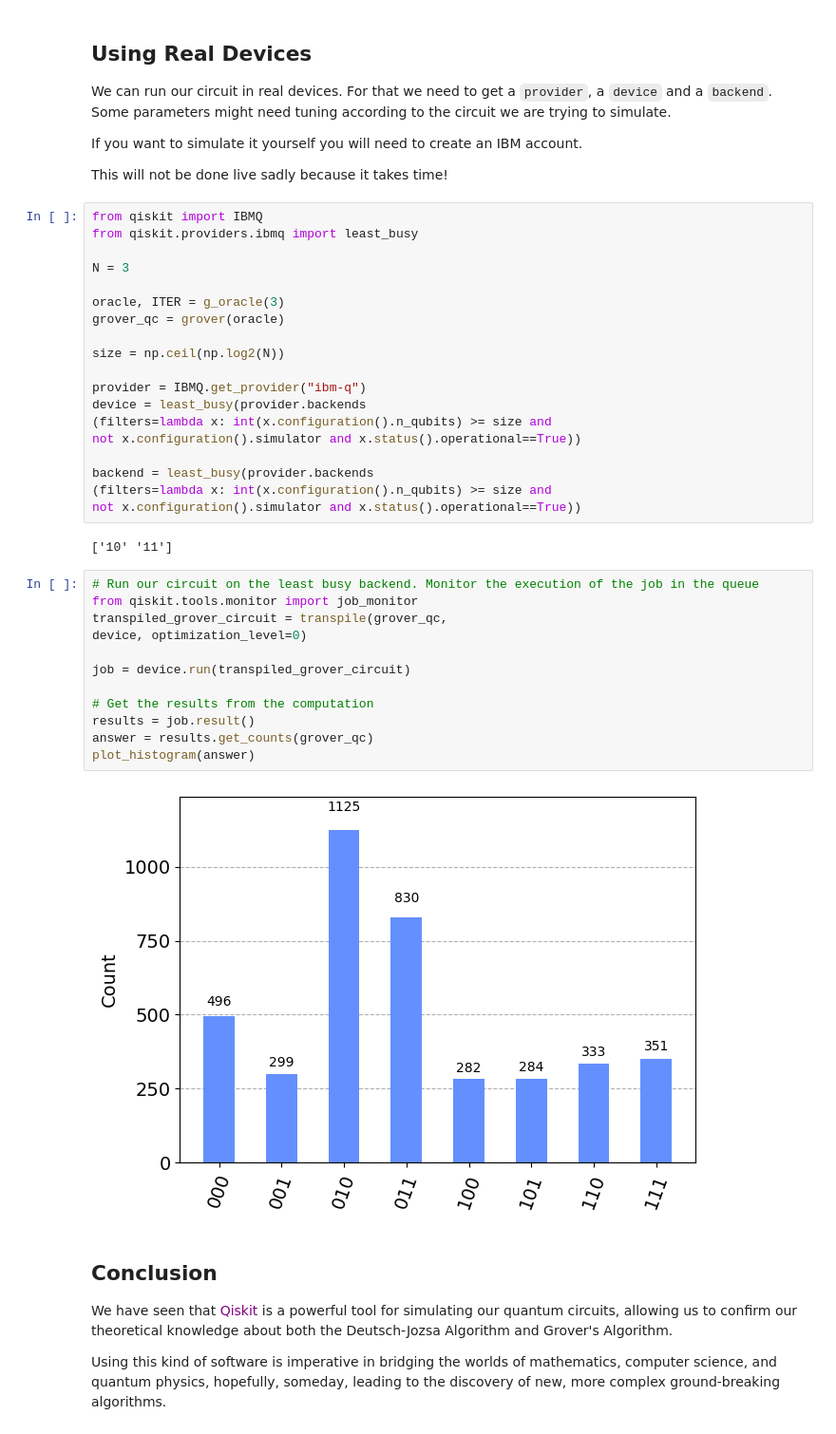
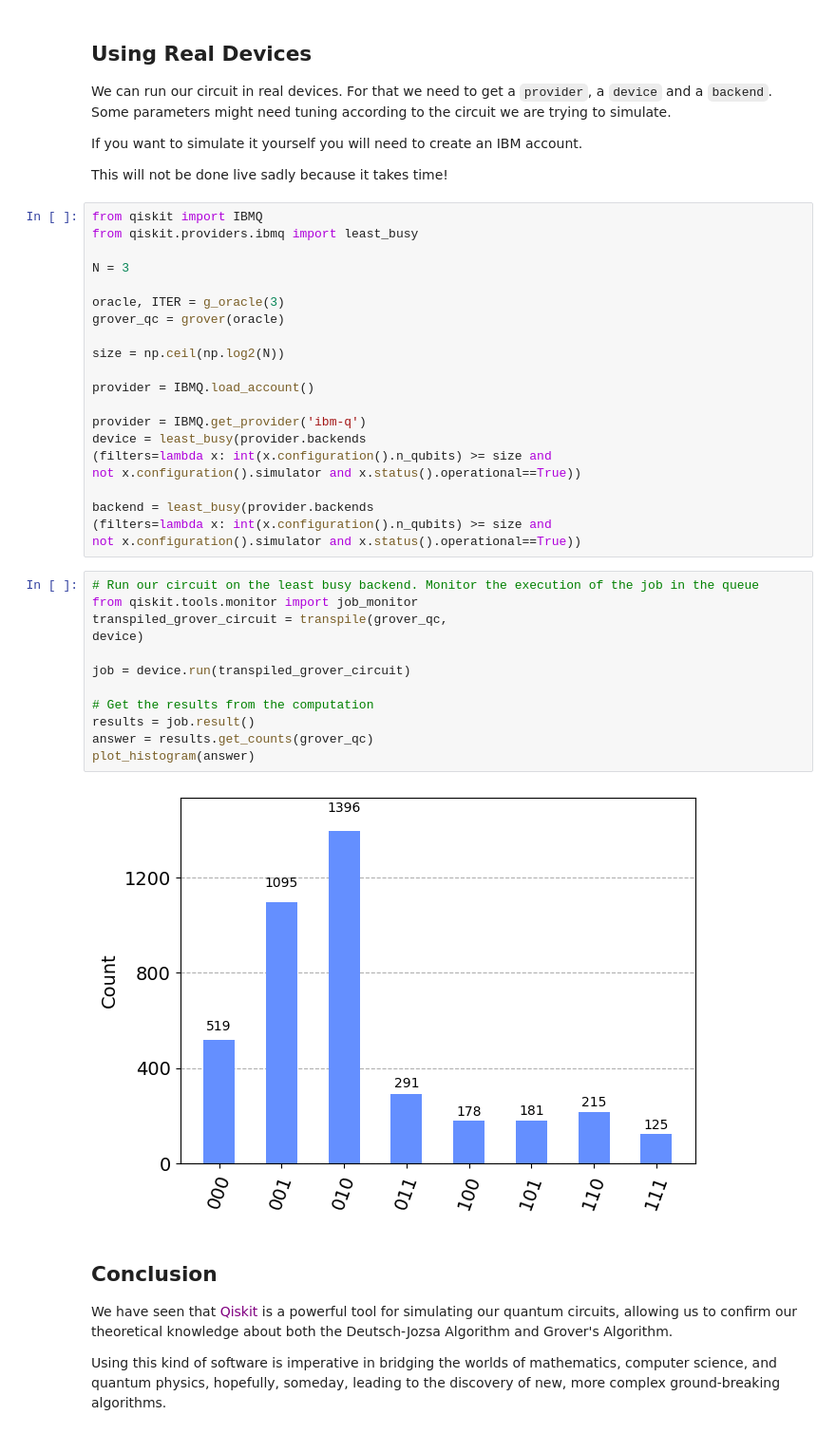
Before and after one commit to nunopcfmarques/IICQ-Project, a Jupyter notebook: IICQ-Project.ipynb, the cells around one changed output. Shown at 95% size. Drawn from its saved outputs; the diff is of its cells as text.

```diff
--- a/IICQ-Project.ipynb
+++ b/IICQ-Project.ipynb
@@ -352,7 +352,9 @@ grover_qc = grover(oracle)
 
 size = np.ceil(np.log2(N))
 
-provider = IBMQ.get_provider("ibm-q")
+provider = IBMQ.load_account()
+
+provider = IBMQ.get_provider('ibm-q')
 device = least_busy(provider.backends
 (filters=lambda x: int(x.configuration().n_qubits) >= size and
 not x.configuration().simulator and x.status().operational==True))
@@ -360,22 +362,20 @@ not x.configuration().simulator and x.status().operational==True))
 backend = least_busy(provider.backends
 (filters=lambda x: int(x.configuration().n_qubits) >= size and
 not x.configuration().simulator and x.status().operational==True))
-# %% [output]
-['10' '11']
 # %%
 # Run our circuit on the least busy backend. Monitor the execution of the job in the queue
 from qiskit.tools.monitor import job_monitor
 transpiled_grover_circuit = transpile(grover_qc,
-device, optimization_level=0)
+device)
 
 job = device.run(transpiled_grover_circuit)
 
 # Get the results from the computation
 results = job.result()
 answer = results.get_counts(grover_qc)
 plot_histogram(answer)
 # %% [output]
-[figure, old version]
+[figure, new version]
 # %% [markdown]
 ## Conclusion
 
```
Also changed, not shown: parts of 7 cells of this notebook, 2 other files.
